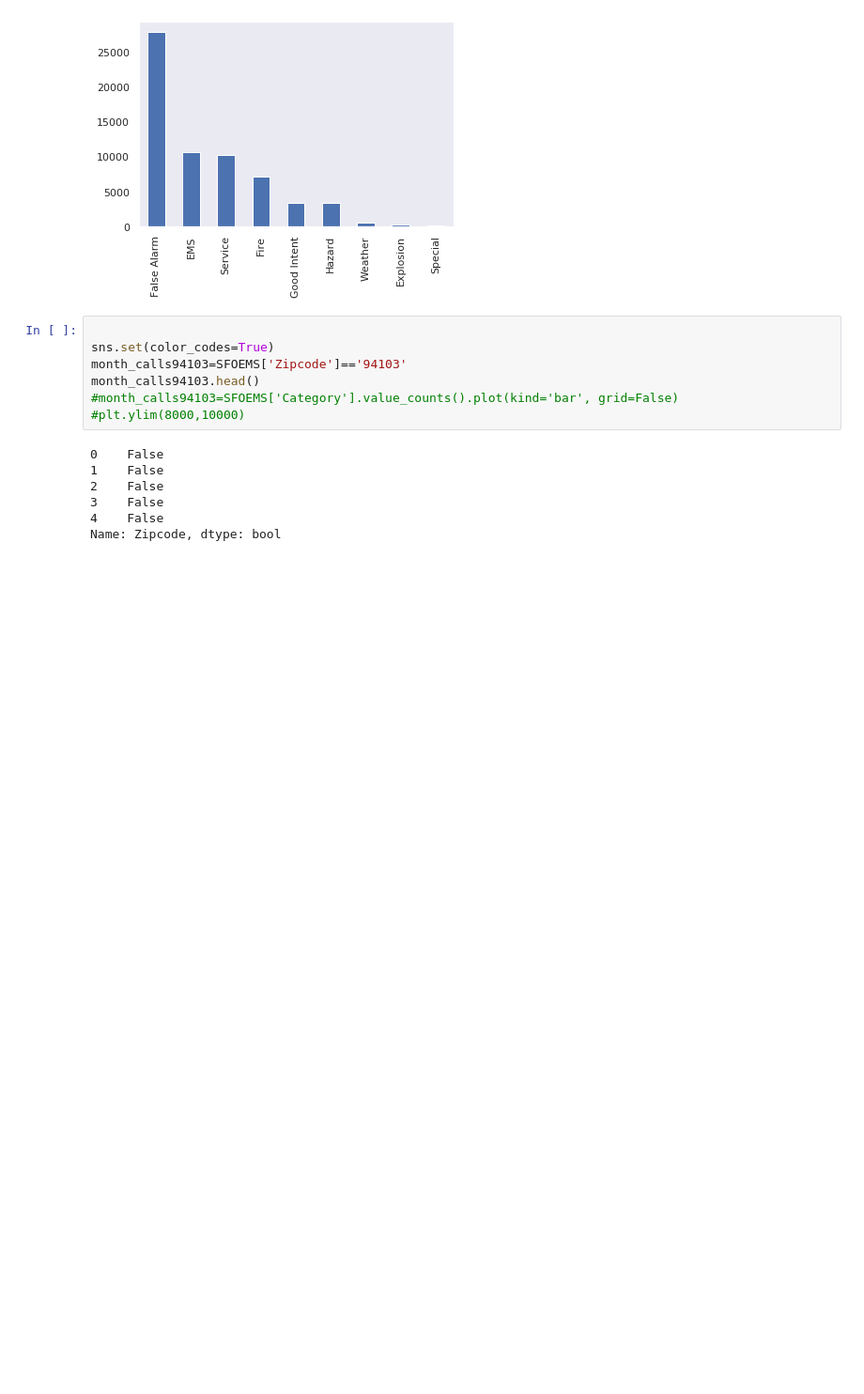
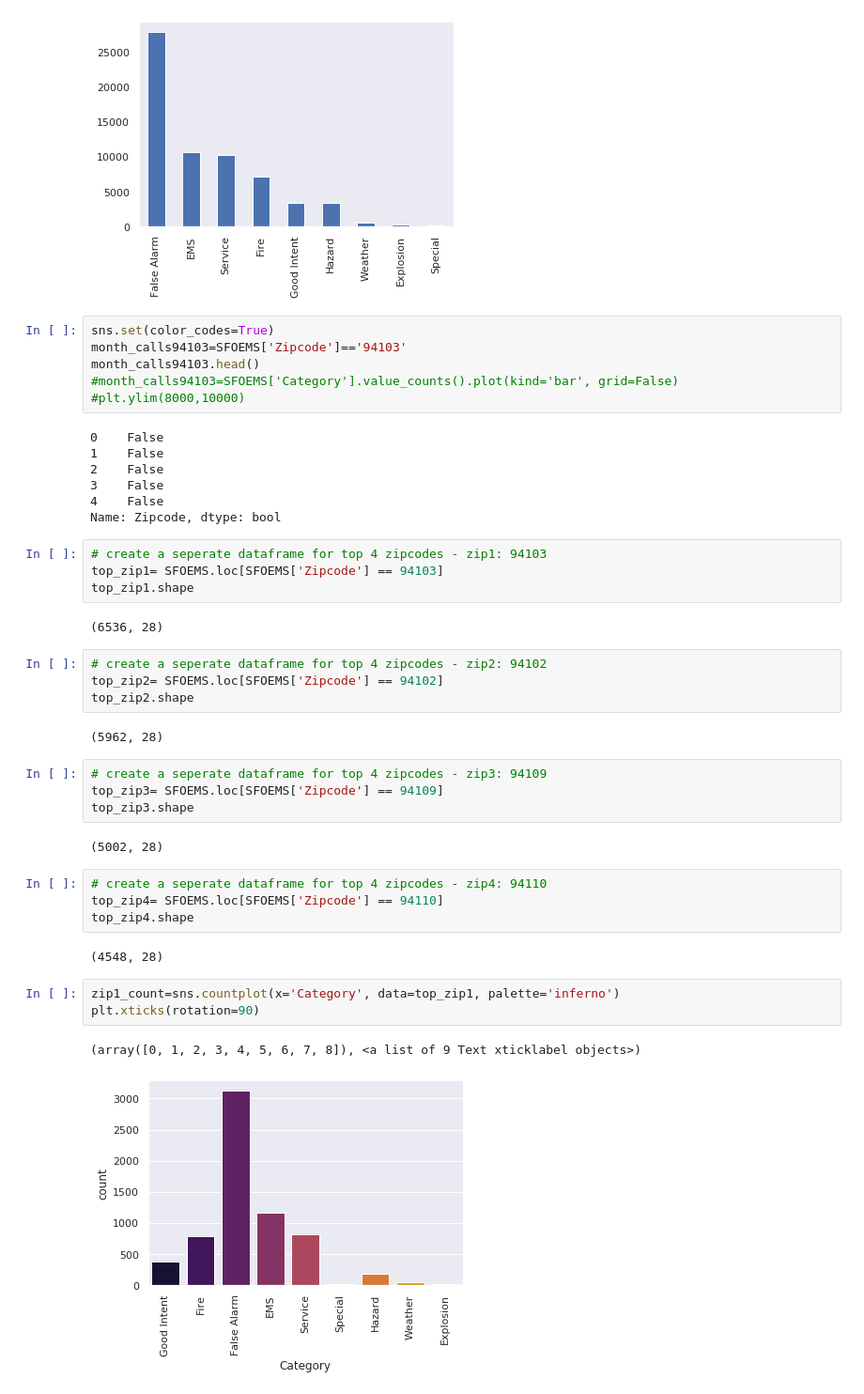
Before and after one commit to Fairfield-University-BA505/final-project-fa2019-fab4, a Jupyter notebook: SFOEMS_Code-Copy1.ipynb, the cells around one changed output. Shown at 94% size. Drawn from its saved outputs; the diff is of its cells as text; blank space fills up the shorter version.

```diff
--- a/SFOEMS_Code-Copy1.ipynb
+++ b/SFOEMS_Code-Copy1.ipynb
@@ -178,7 +188,6 @@ month_calls=SFOEMS['Category'].value_counts().plot(kind='bar', grid=False)
 # %% [output]
 [figure]
 # %%
-
 sns.set(color_codes=True)
 month_calls94103=SFOEMS['Zipcode']=='94103'
 month_calls94103.head()
@@ -191,3 +200,33 @@ month_calls94103.head()
 3    False
 4    False
 Name: Zipcode, dtype: bool
+# %%
+# create a seperate dataframe for top 4 zipcodes - zip1: 94103
+top_zip1= SFOEMS.loc[SFOEMS['Zipcode'] == 94103]
+top_zip1.shape
+# %% [output]
+(6536, 28)
+# %%
+# create a seperate dataframe for top 4 zipcodes - zip2: 94102
+top_zip2= SFOEMS.loc[SFOEMS['Zipcode'] == 94102]
+top_zip2.shape
+# %% [output]
+(5962, 28)
+# %%
+# create a seperate dataframe for top 4 zipcodes - zip3: 94109
+top_zip3= SFOEMS.loc[SFOEMS['Zipcode'] == 94109]
+top_zip3.shape
+# %% [output]
+(5002, 28)
+# %%
+# create a seperate dataframe for top 4 zipcodes - zip4: 94110
+top_zip4= SFOEMS.loc[SFOEMS['Zipcode'] == 94110]
+top_zip4.shape
+# %% [output]
+(4548, 28)
+# %%
+zip1_count=sns.countplot(x='Category', data=top_zip1, palette='inferno')
+plt.xticks(rotation=90)
+# %% [output]
+(array([0, 1, 2, 3, 4, 5, 6, 7, 8]), <a list of 9 Text xticklabel objects>)
+[figure, added]
```
Also changed, not shown: parts of 10 cells of this notebook.
